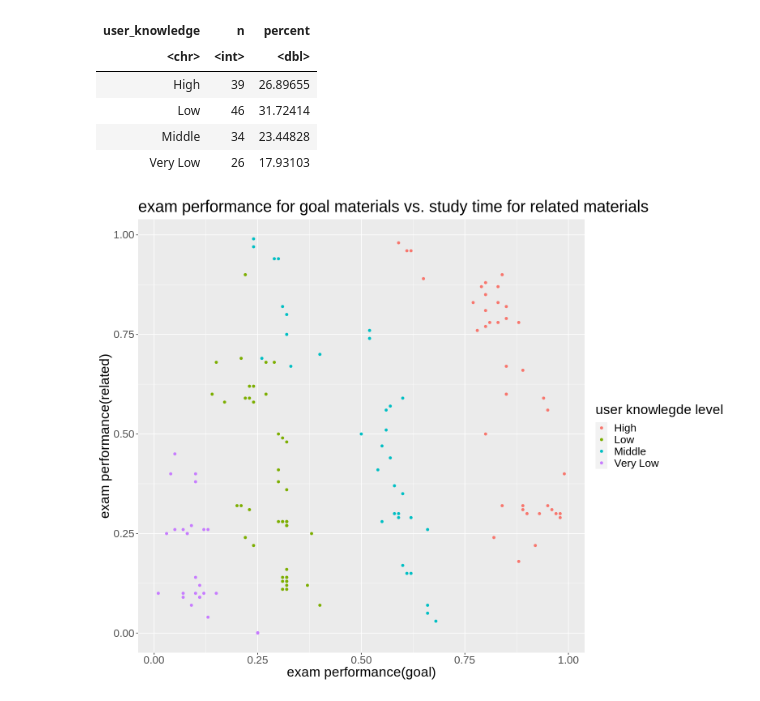
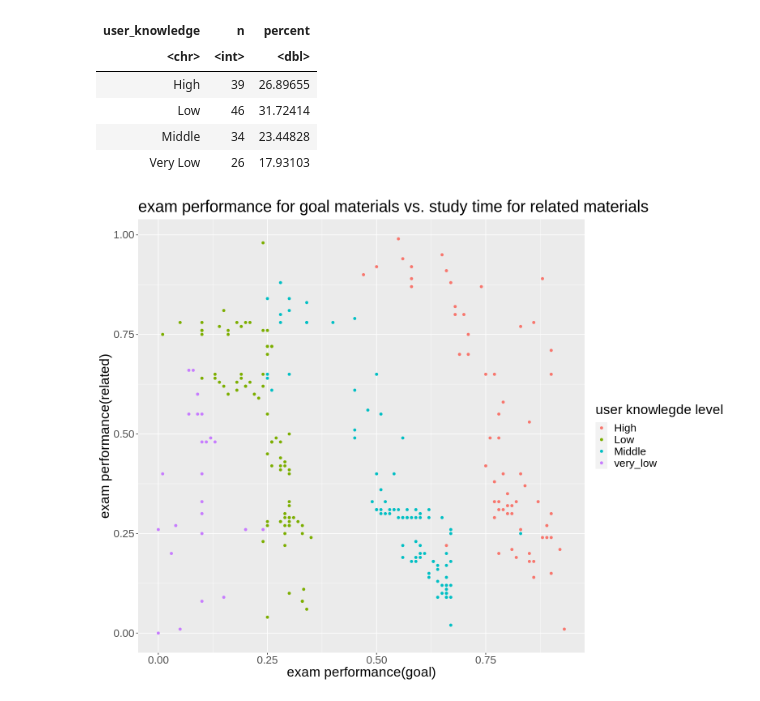
Before and after one commit to AmyChen354/Group-Project, a Jupyter notebook: project proposal.ipynb, the cells around one changed output. Cells and saved outputs as stored; diff of their text form; code cells hidden in the pictures.

```diff
--- a/project proposal.ipynb
+++ b/project proposal.ipynb
@@ -127,14 +114,16 @@ A tibble: 4 × 3
 | Middle | 34 | 23.44828 |
 | Very Low | 26 | 17.93103 |
 # %%
+#Check if there is relationship between both types of exam performance and user knowledge
+
 options(repr.plot.width = 13, repr.plot.height = 10)
 
-plot <- ggplot(testing_data_tidy, aes(x = goal_exam_performance, y = related_exam_performance, color = user_knowledge)) +
+plot <- ggplot(training_data_tidy, aes(x = goal_exam_performance, y = related_exam_performance, color = user_knowledge)) +
     geom_point() +
     labs(x = "exam performance(goal)", y = "exam performance(related)", color = "user knowlegde level") +
     theme(text = element_text(size = 20)) +
     ggtitle("exam performance for goal materials vs. study time for related materials")
 
 plot
 # %% [output]
-[figure, old version]
+[figure, new version]
```
Also changed, not shown: parts of 6 cells of this notebook.
